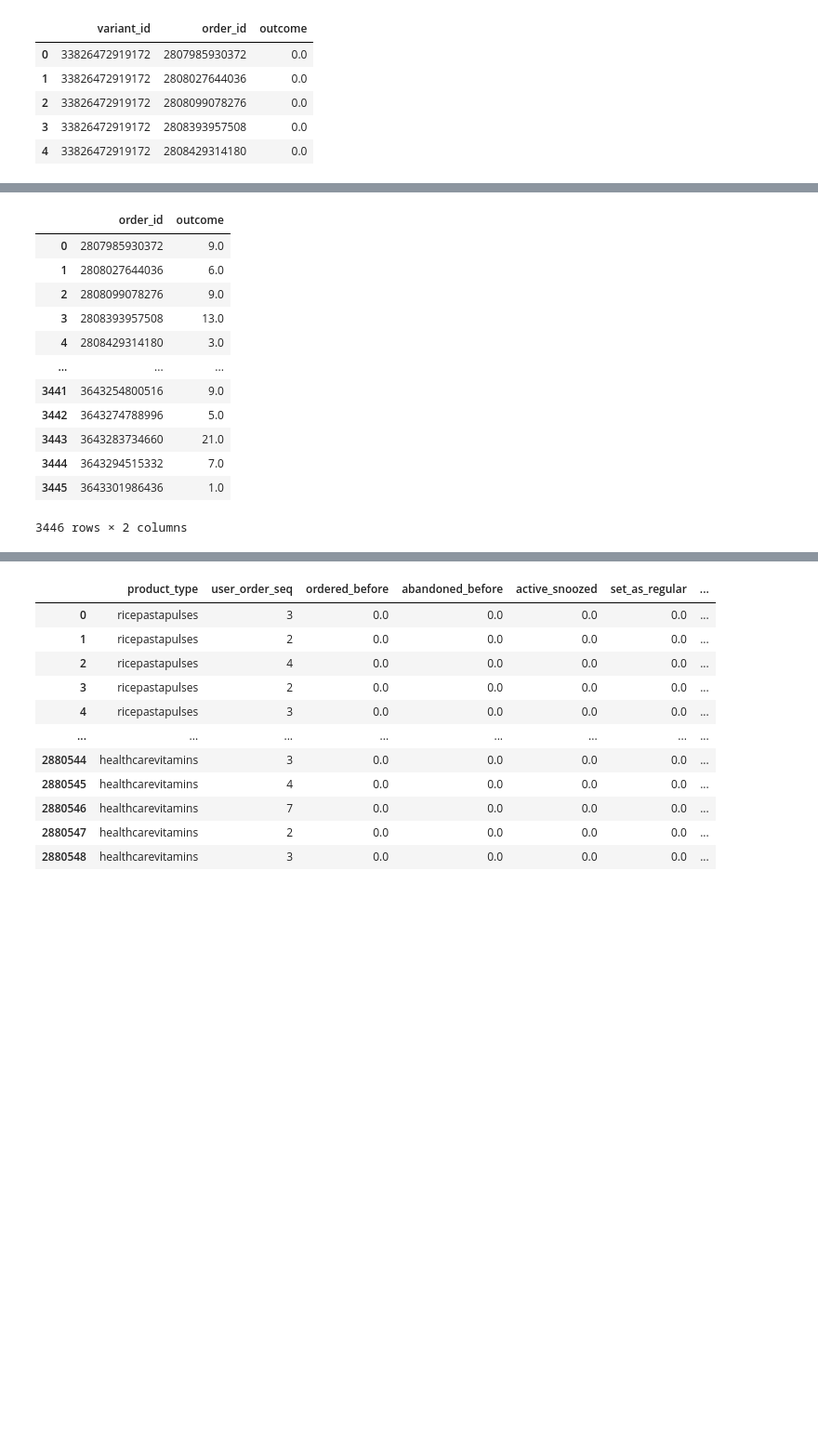
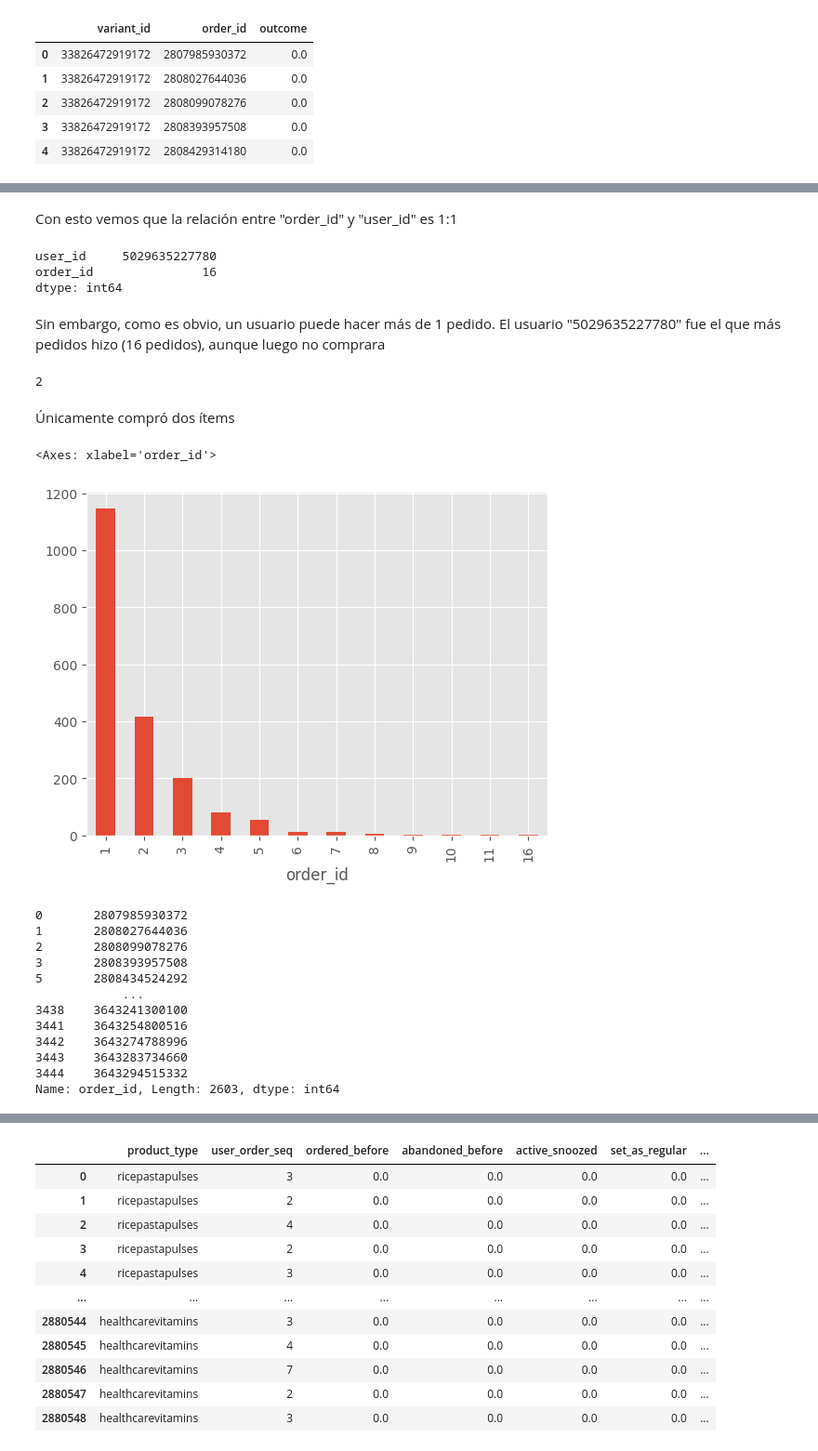
Before and after one commit to Javierterryc/zrive-ds, a Jupyter notebook: src/module_3/module_3.ipynb, the cells around one changed output, grey strips where cells are left out. Shown: that part at 93% size. Saved outputs shown, nothing was run; the diff lists cells and outputs as text; code cells hidden in the pictures; blank space fills up the shorter version.

```diff
--- a/src/module_3/module_3.ipynb
+++ b/src/module_3/module_3.ipynb
@@ -76,16 +91,52 @@ bb_df[["variant_id","order_id","outcome"]].head()
+# %% [markdown]
+Con esto vemos que la relación entre "order_id" y "user_id" es 1:1
+# %%
+(
+    bb_df.groupby("user_id")["order_id"]
+    .nunique()
+    .reset_index()
+    ).max()
+# %% [output]
+user_id     5029635227780
+order_id               16
+dtype: int64
+# %% [markdown]
+Sin embargo, como es obvio, un usuario puede hacer más de 1 pedido. El usuario "5029635227780" fue el que más pedidos hizo (16 pedidos), aunque luego no comprara
+# %%
+user = 5029635227780
+(bb_df.loc[lambda df:df["user_id"] == user].outcome == 1).sum()
+# %% [output]
+2
+# %% [markdown]
+Únicamente compró dos ítems
+# %%
+(
+    bb_df.groupby("user_id")["order_id"]
+    .nunique()
+    .reset_index()
+)["order_id"].value_counts().sort_index().plot(kind="bar")
+# %% [output]
+<Axes: xlabel='order_id'>
+[figure, added]
 # %%
-bb_df.groupby(["order_id"])["outcome"].sum().reset_index()
+filtered_orders = (
+    bb_df.groupby(["order_id"])["outcome"]
+    .sum()
+    .reset_index()
+    .loc[lambda df:df["outcome"].ge(5)]
+)["order_id"]
+
+filtered_orders
 # %% [output]
-|  | order_id | outcome |
-| 0 | 2807985930372 | 9.0 |
-| 1 | 2808027644036 | 6.0 |
-| 2 | 2808099078276 | 9.0 |
-| 3 | 2808393957508 | 13.0 |
-| 4 | 2808429314180 | 3.0 |
-| ... | ... | ... |
-| 3441 | 3643254800516 | 9.0 |
-| 3442 | 3643274788996 | 5.0 |
-| 3443 | 3643283734660 | 21.0 |
-| 3444 | 3643294515332 | 7.0 |
-| 3445 | 3643301986436 | 1.0 |
-3446 rows × 2 columns
+0       2807985930372
+1       2808027644036
+2       2808099078276
+3       2808393957508
+5       2808434524292
+            ...
+3438    3643241300100
+3441    3643254800516
+3442    3643274788996
+3443    3643283734660
+3444    3643294515332
+Name: order_id, Length: 2603, dtype: int64
```
Also changed, not shown: parts of 8 cells of this notebook, 1 other file.
